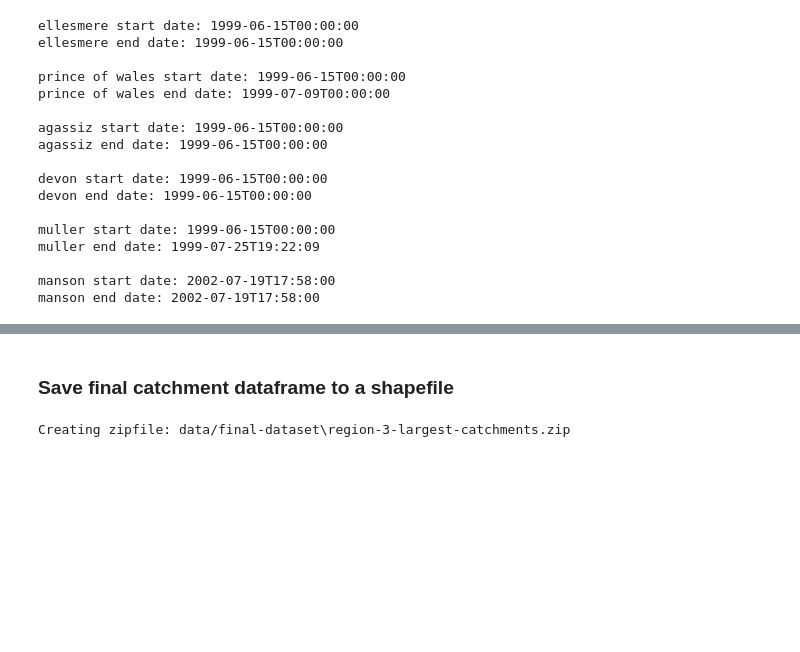
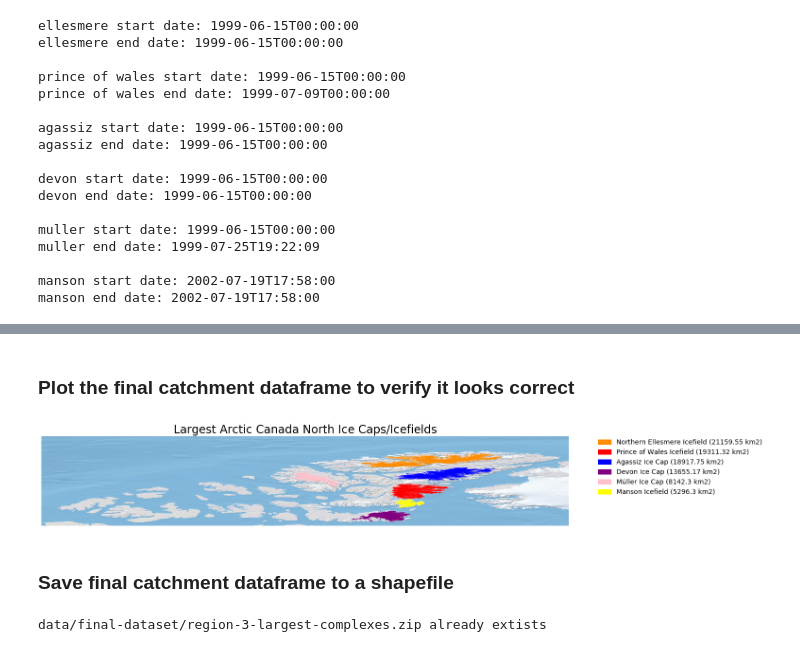
Before and after one commit to windnage/wgms-glacier-project, a Jupyter notebook: notebooks/9-analyze-region-3-arctic-canada-north.ipynb, the cells around one changed output, grey strips where cells are left out. Cells and saved outputs as stored; diff of their text form; code cells hidden in the pictures; blank space fills up the shorter version.

```diff
--- a/notebooks/9-analyze-region-3-arctic-canada-north.ipynb
+++ b/notebooks/9-analyze-region-3-arctic-canada-north.ipynb
@@ -602,14 +605,67 @@ final_catchment_data_df
 | 3 | 3 | Arctic Canada North | Devon Ice Cap | 3 | 13655.168957 | 1999-06-15T00:00:00 | 1999-06-15T00:00:00 | POLYGON ((-81.72486000000001 74.5... |
 | 4 | 3 | Arctic Canada North | Müller Ice Cap | 3 | 8142.302043 | 1999-06-15T00:00:00 | 1999-07-25T19:22:09 | POLYGON ((-88.52648499999999 78.9... |
 | 5 | 3 | Arctic Canada North | Manson Icefield | 2 | 5296.297354 | 2002-07-19T17:58:00 | 2002-07-19T17:58:00 | POLYGON ((-80.81959999999999 76.2... |
+# %% [markdown]
+### Plot the final catchment dataframe to verify it looks correct
+# %%
+# Plot this regions ice caps in one frame
+# Set up legend
+legend_colors = ['darkorange', 'red', 'blue', 'purple', 'pink', 'yellow']
+legend_labels = [final_catchment_data_df['ic_name'][0] + \
+                 ' (' + str(round(final_catchment_data_df['area_km2'][0], 2)) + ' km2)',
+                 final_catchment_data_df['ic_name'][1] + \
+                 ' (' + str(round(final_catchment_data_df['area_km2'][1], 2)) + ' km2)',
+                 final_catchment_data_df['ic_name'][2] + \
+                 ' (' + str(round(final_catchment_data_df['area_km2'][2], 2)) + ' km2)',
+                 final_catchment_data_df['ic_name'][3] + \
+                 ' (' + str(round(final_catchment_data_df['area_km2'][3], 2)) + ' km2)',
+                 final_catchment_data_df['ic_name'][4] + \
+                 ' (' + str(round(final_catchment_data_df['area_km2'][4], 2)) + ' km2)',
+                 final_catchment_data_df['ic_name'][5] + \
+                 ' (' + str(round(final_catchment_data_df['area_km2'][5], 2)) + ' km2)']
+legend_patches = [Patch(color=icolor, label=label)
+                  for icolor, label in zip(legend_colors, legend_labels)]
+
+# Set up plot space
+fig, ax = plt.subplots(figsize=(20, 20))
+minx, miny, maxx, maxy = region_outline.total_bounds
+ax.set_xlim(minx, maxx)
+ax.set_ylim(miny, maxy)
+
+# Plot natural earth basemap for Region 7
+ep.plot_rgb(ne_raster,
+            rgb=[0, 1, 2],
+            extent=ne_src_extent,
+            ax=ax)
+
+# Plot largest
+final_catchment_data_df.iloc[0:1].plot(ax=ax, color="darkorange")
+final_catchment_data_df.iloc[1:2].plot(ax=ax, color="red")
+final_catchment_data_df.iloc[2:3].plot(ax=ax, color="blue")
+final_catchment_data_df.iloc[3:4].plot(ax=ax, color="purple")
+final_catchment_data_df.iloc[4:5].plot(ax=ax, color="pink")
+final_catchment_data_df.iloc[5:6].plot(ax=ax, color="yellow")
+ax.set_title('Largest ' + region_name + ' Ice Caps/Icefields', fontsize=24)
+ax.set_axis_off()
+
+# Add legend
+ax.legend(handles=legend_patches,
+         facecolor ="white",
+         edgecolor = "white",
+         fontsize = 14,
+         bbox_to_anchor=(1.05, 1), loc='upper left', borderaxespad=0.)
+
+plt.show()
+# %% [output]
+[figure, added]
 # %% [markdown]
 ### Save final catchment dataframe to a shapefile
 # %%
 # Write dataframe to shapefile and save to zip if it doesn't already exist
-catchment_zipfile_fn = "data/final-dataset/region-" + region_number + "-largest-catchments.zip"
+catchment_zipfile_fn = "data/final-dataset/region-" + region_number + "-largest-complexes.zip"
 if os.path.exists(catchment_zipfile_fn) == False:
     # Create the shapefile
-    final_catchment_data_fn = "data/final-dataset/region-" + region_number + "-largest-catchments.shp"
+    final_catchment_data_fn = "data/final-dataset/region-" + region_number + "-largest-complexes.shp"
     final_catchment_data_df.to_file(driver='ESRI Shapefile', filename=final_catchment_data_fn)
 
     # Zip up the shapefile
@@ -618,4 +674,4 @@ if os.path.exists(catchment_zipfile_fn) == False:
 else:
     print(catchment_zipfile_fn + " already extists")
 # %% [output]
-Creating zipfile: data/final-dataset\region-3-largest-catchments.zip
+data/final-dataset/region-3-largest-complexes.zip already extists
```
Also changed, not shown: parts of 4 cells of this notebook.
